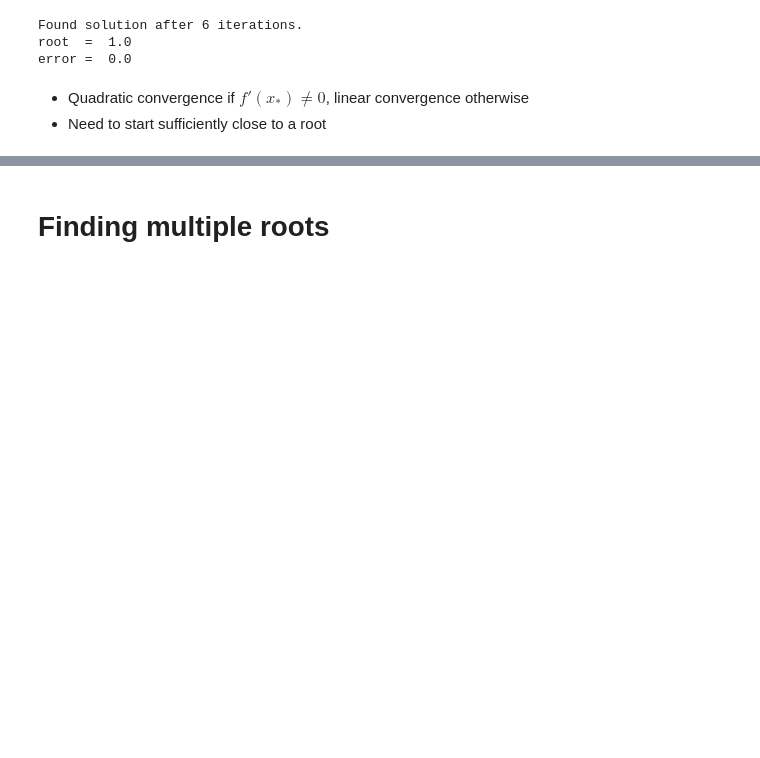
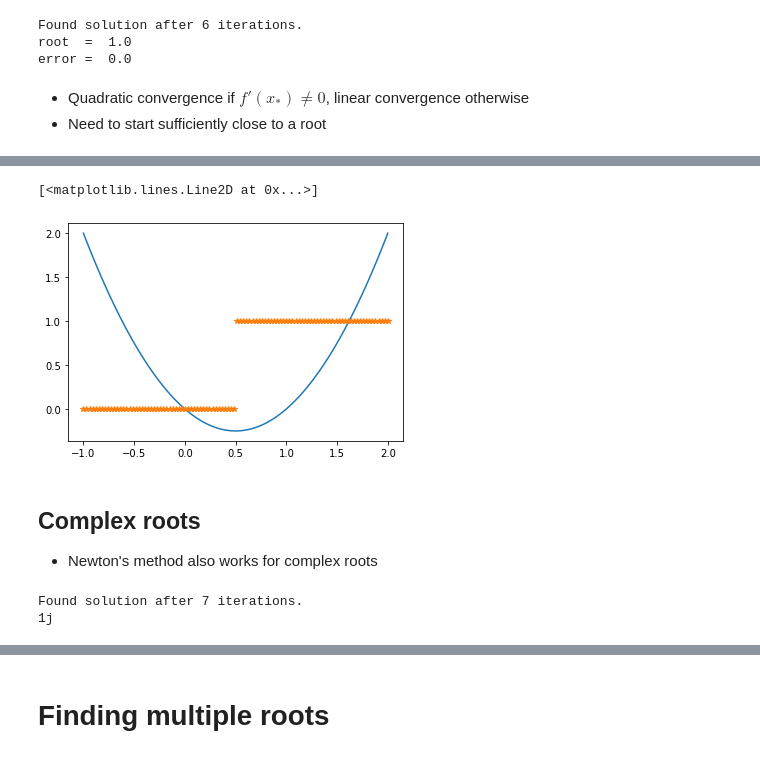
Before and after one commit to TristanvanLeeuwen/WISM100_Robotics, a Jupyter notebook: lectures/lecture1.ipynb, the cells around one changed output, grey strips where cells are left out. Drawn from its saved outputs; the diff is of its cells as text; code cells hidden in the pictures; blank space fills up the shorter version.

```diff
--- a/lectures/lecture1.ipynb
+++ b/lectures/lecture1.ipynb
@@ -201,0 +202,31 @@ error =  0.0
+# %%
+import numpy as np
+import matplotlib.pyplot as plt
+
+f  = lambda x: x*(x-1)
+df = lambda x: 2*x-1
+
+x0 = np.linspace(-1,2,100)
+x = np.copy(x0)
+
+for k in range(10):
+    x = x - f(x) / df(x)
+
+plt.plot(x0,f(x0))
+plt.plot(x0,x,'*')
+# %% [output]
+[<matplotlib.lines.Line2D at 0x...>]
+[figure, added]
+# %% [markdown]
+## Complex roots
+
+* Newton's method also works for complex roots
+# %%
+f  = lambda x: x**2 + 1
+df = lambda x: 2*x
+
+root = newton(f,df,2 + 1j,100)
+print(root)
+# %% [output]
+Found solution after 7 iterations.
+1j
```
Also changed, not shown: parts of 17 cells of this notebook.
